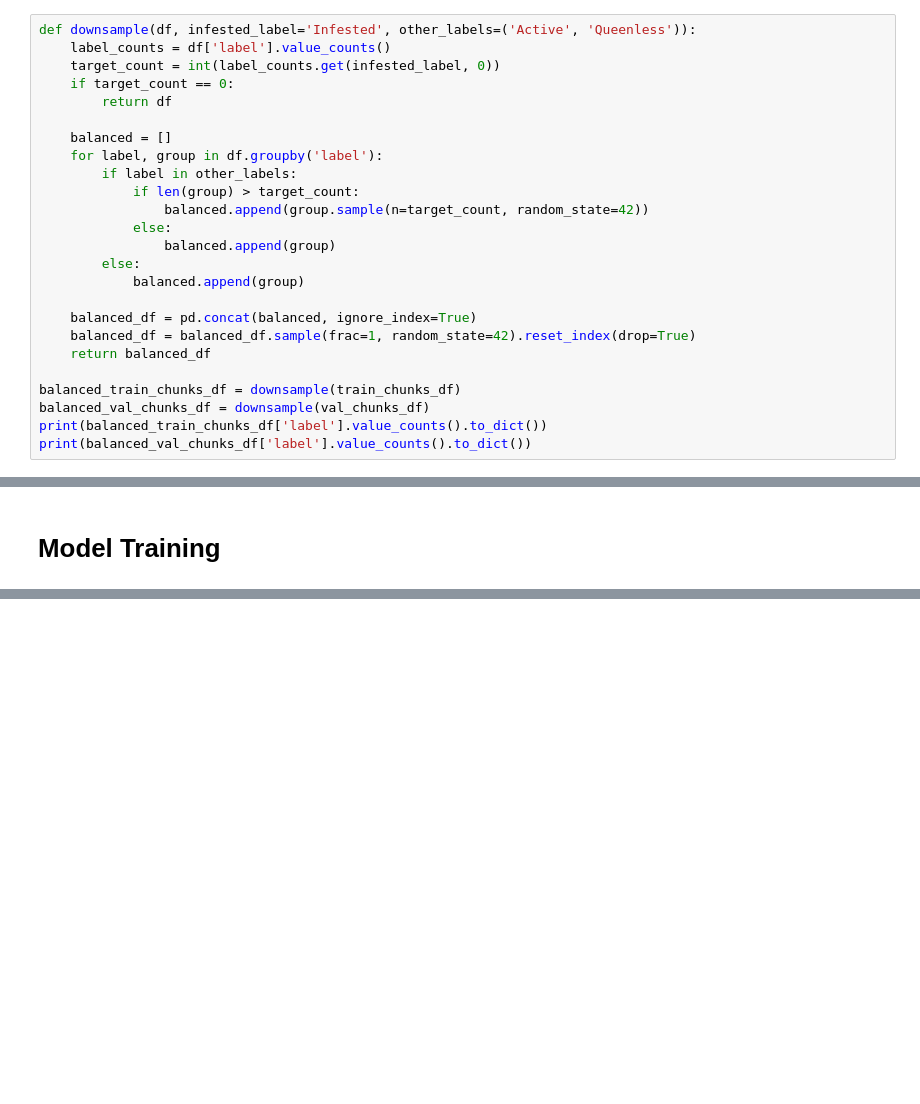
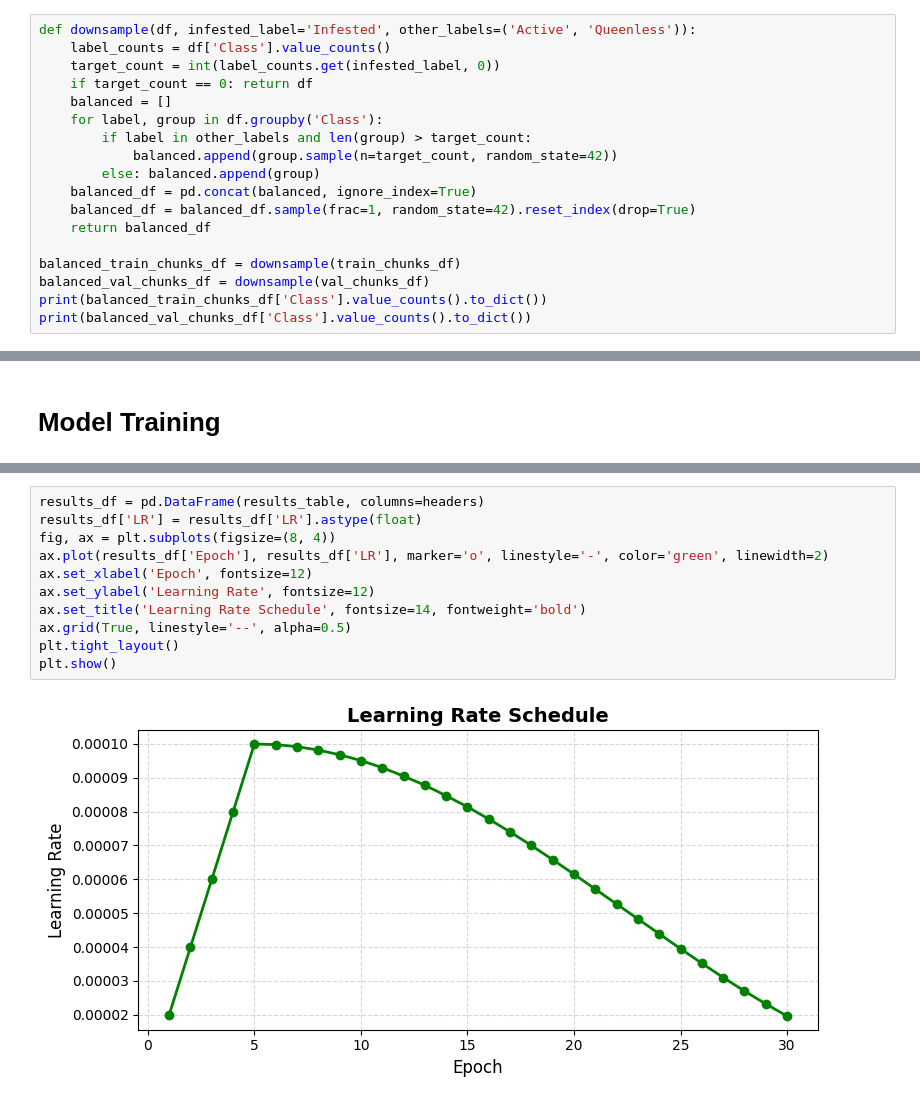
Before and after one commit to jadjadjade002/aib-apisacoustic, a Jupyter notebook: apisacoustic.ipynb, the cells around one changed output, grey strips where cells are left out. Saved outputs shown, nothing was run; the diff lists cells and outputs as text; blank space fills up the shorter version.

```diff
--- a/apisacoustic.ipynb
+++ b/apisacoustic.ipynb
@@ -556,25 +414,18 @@ Test: {'Active': 84, 'Queenless': 72, 'Infested': 36}
 # %%
 def downsample(df, infested_label='Infested', other_labels=('Active', 'Queenless')):
-    label_counts = df['label'].value_counts()
+    label_counts = df['Class'].value_counts()
     target_count = int(label_counts.get(infested_label, 0))
-    if target_count == 0:
-        return df
-
+    if target_count == 0: return df
     balanced = []
-    for label, group in df.groupby('label'):
-        if label in other_labels:
-            if len(group) > target_count:
-                balanced.append(group.sample(n=target_count, random_state=42))
-            else:
-                balanced.append(group)
-        else:
-            balanced.append(group)
-
+    for label, group in df.groupby('Class'):
+        if label in other_labels and len(group) > target_count:
+            balanced.append(group.sample(n=target_count, random_state=42))
+        else: balanced.append(group)
     balanced_df = pd.concat(balanced, ignore_index=True)
     balanced_df = balanced_df.sample(frac=1, random_state=42).reset_index(drop=True)
     return balanced_df
 
 balanced_train_chunks_df = downsample(train_chunks_df)
 balanced_val_chunks_df = downsample(val_chunks_df)
-print(balanced_train_chunks_df['label'].value_counts().to_dict())
-print(balanced_val_chunks_df['label'].value_counts().to_dict())
+print(balanced_train_chunks_df['Class'].value_counts().to_dict())
+print(balanced_val_chunks_df['Class'].value_counts().to_dict())
@@ -810,3 +679,16 @@ for epoch in range(NUM_EPOCHS):
+# %%
+results_df = pd.DataFrame(results_table, columns=headers)
+results_df['LR'] = results_df['LR'].astype(float)
+fig, ax = plt.subplots(figsize=(8, 4))
+ax.plot(results_df['Epoch'], results_df['LR'], marker='o', linestyle='-', color='green', linewidth=2)
+ax.set_xlabel('Epoch', fontsize=12)
+ax.set_ylabel('Learning Rate', fontsize=12)
+ax.set_title('Learning Rate Schedule', fontsize=14, fontweight='bold')
+ax.grid(True, linestyle='--', alpha=0.5)
+plt.tight_layout()
+plt.show()
+# %% [output]
+[figure, added]
 # %%
 def plot_metrics(model, dataloader, device, class_names, split_name=None):
     model.eval()
```
Also changed, not shown: parts of 27 cells of this notebook.
